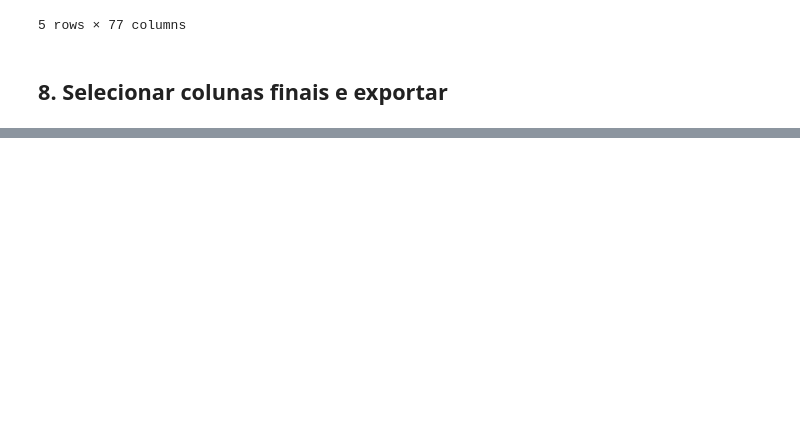
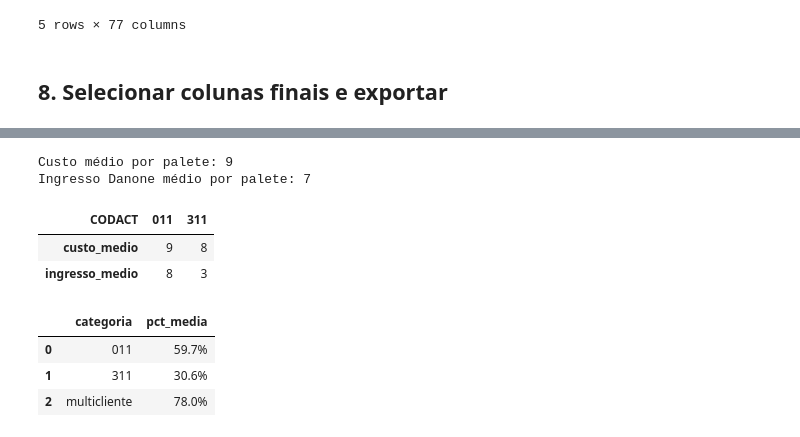
Before and after one commit to ruben-filipe-rocha/Salvesen, a Jupyter notebook: 02.Analise_Financeira/01_Fin_PBI_MAC.ipynb, the cells around one changed output, grey strips where cells are left out. Drawn from its saved outputs; the diff is of its cells as text; code cells hidden in the pictures; blank space fills up the shorter version.

```diff
--- a/02.Analise_Financeira/01_Fin_PBI_MAC.ipynb
+++ b/02.Analise_Financeira/01_Fin_PBI_MAC.ipynb
@@ -554,3 +636,71 @@ df_sel.head()
+# %%
+df_11_311 = df[df["CODACT"].isin(["011", "311"])]
+
+custo_medio_palete = df_11_311["COSTEDT"].sum() / df_11_311["PALETS"].sum()
+ingresso_danone_medio_palete = df_11_311["ingresso_danone"].sum(min_count=1) / df_11_311["PALETS"].sum()
+
+print(f"Custo médio por palete: {custo_medio_palete:,.0f}")
+print(f"Ingresso Danone médio por palete: {ingresso_danone_medio_palete:,.0f}")
+# %% [output]
+Custo médio por palete: 9
+Ingresso Danone médio por palete: 7
+# %%
+tabela_medias = (
+    df[df["CODACT"].isin(["011", "311"])]
+    .groupby("CODACT")
+    .apply(lambda g: pd.Series({
+        "custo_medio": g["COSTEDT"].sum() / g["PALETS"].sum(),
+        "ingresso_medio": g["ingresso_danone"].sum(min_count=1) / g["PALETS"].sum(),
+    }))
+    .T
+)
+
+tabela_medias = tabela_medias.round(0).map("{:,.0f}".format)
+tabela_medias
+# %% [output]
+| CODACT | 011 | 311 |
+| custo_medio | 9 | 8 |
+| ingresso_medio | 8 | 3 |
+# %%
+# Excluir CODEUT que tenham alguma linha com CODACT == "013"
+codeut_com_013 = df.loc[df["CODACT"] == "013", "CODEUT"].unique()
+df_sem_013 = df[~df["CODEUT"].isin(codeut_com_013)].copy()
+
+df_sem_013["categoria"] = df_sem_013["CODACT"].map({"011": "011", "311": "311"}).fillna("multicliente")
+
+volume_por_rota_categoria = (
+    df_sem_013
+    .groupby(["CODEUT", "categoria"])
+    .agg(volume=("PALETS", "sum"))
+    .reset_index()
+)
+
+volume_total_por_rota = (
+    df_sem_013
+    .groupby("CODEUT")
+    .agg(volume_total=("PALETS", "sum"))
+    .reset_index()
+)
+
+volume_por_rota_categoria = volume_por_rota_categoria.merge(volume_total_por_rota, on="CODEUT")
+volume_por_rota_categoria["percentagem"] = (
+    volume_por_rota_categoria["volume"] / volume_por_rota_categoria["volume_total"] * 100
+)
+
+percentagem_media_por_categoria = (
+    volume_por_rota_categoria
+    .groupby("categoria")
+    .agg(pct_media=("percentagem", "mean"))
+    .reset_index()
+)
+percentagem_media_por_categoria["pct_media"] = percentagem_media_por_categoria["pct_media"].round(1).map("{:,.1f}%".format)
+
+percentagem_media_por_categoria
+# %% [output]
+|  | categoria | pct_media |
+| 0 | 011 | 59.7% |
+| 1 | 311 | 30.6% |
+| 2 | multicliente | 78.0% |
 # %%
 df_sel.to_parquet(PATHS["parquet"], index=False)
 
```
Also changed, not shown: parts of 12 cells of this notebook.
